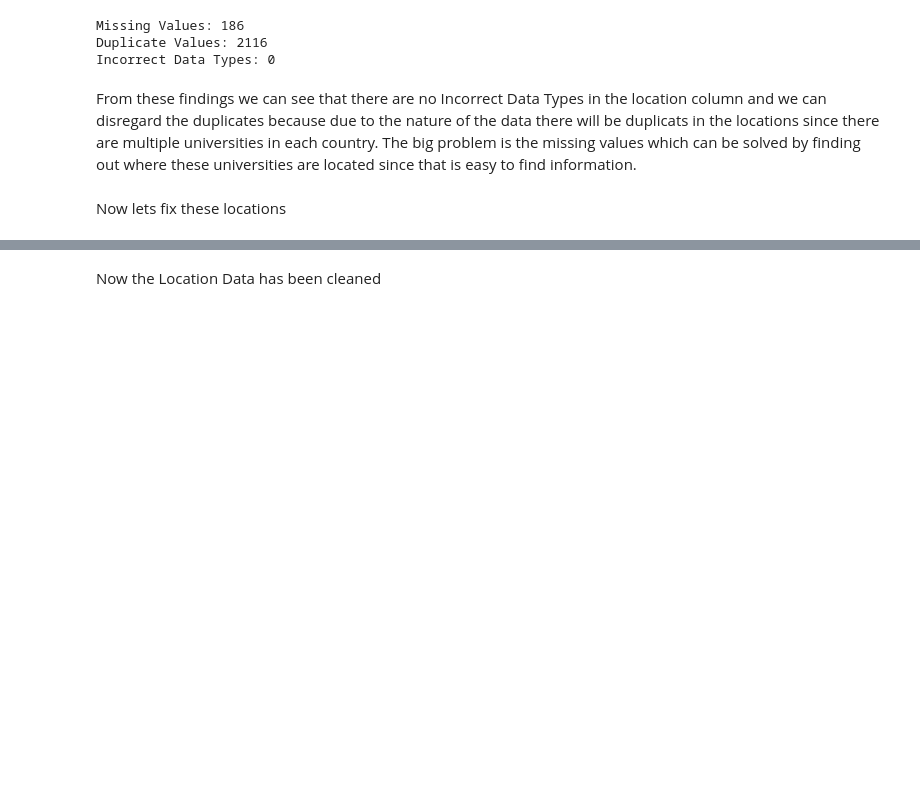
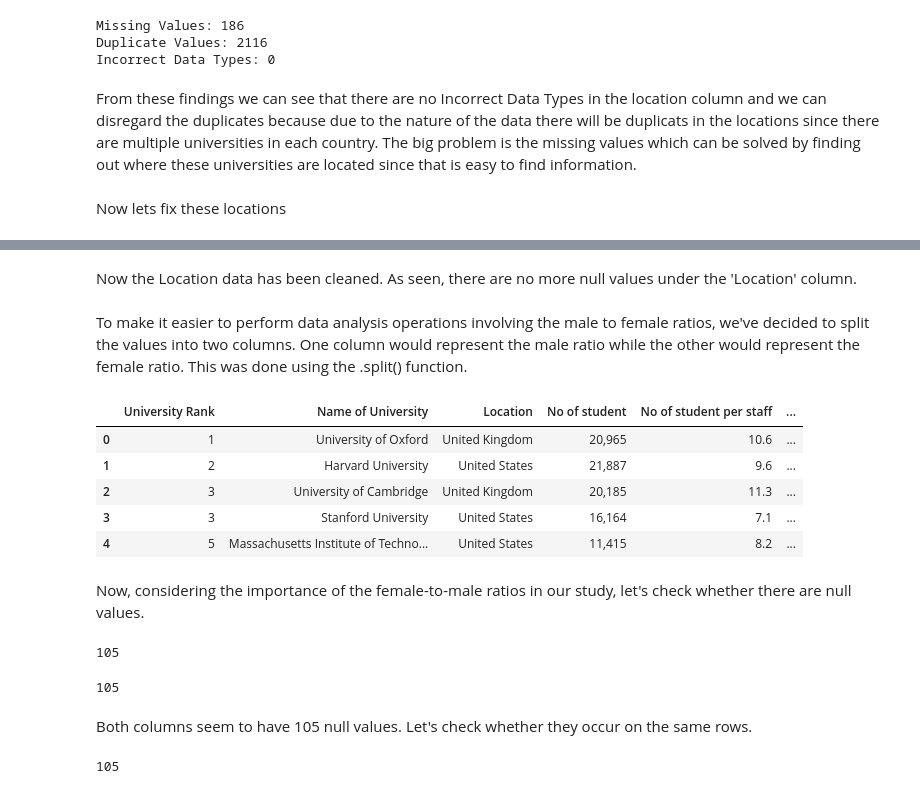
Before and after one commit to Mitothy/CSMODEL-Case-Study, a Jupyter notebook: CSMODEL Case Study.ipynb, the cells around one changed output, grey strips where cells are left out. Drawn from its saved outputs; the diff is of its cells as text; code cells hidden in the pictures; blank space fills up the shorter version.

Commit message:
Data cleaning for female-to-male ratios

```diff
--- a/CSMODEL Case Study.ipynb
+++ b/CSMODEL Case Study.ipynb
@@ -469,2 +516,42 @@ rankings_df['Location'].isnull().sum()
 # %% [markdown]
-Now the Location Data has been cleaned
+Now the Location data has been cleaned. As seen, there are no more null values under the 'Location' column.
+# %% [markdown]
+To make it easier to perform data analysis operations involving the male to female ratios, we've decided to split the values into two columns. One column would represent the male ratio while the other would represent the female ratio. This was done using the .split() function.
+# %%
+# Use the 'str.split' method with the 'expand=True' option to split the 'Female:Male Ratio' column into a new DataFrame
+split_df = rankings_df['Female:Male Ratio'].str.split(' : ', expand=True)
+
+# Rename the columns of the new DataFrame
+split_df.columns = ['Female Ratio', 'Male Ratio']
+
+# Merge the new DataFrame back into the original DataFrame
+rankings_df = pd.concat([rankings_df, split_df], axis=1)
+
+# Drop the original 'Female:Male Ratio' column as it's no longer needed
+rankings_df.drop('Female:Male Ratio', axis=1, inplace=True)
+
+# Show the first few rows of the DataFrame to verify the changes
+rankings_df.head()
+# %% [output]
+|  | University Rank | Name of University | Location | No of student | No of student per staff | ... |
+| 0 | 1 | University of Oxford | United Kingdom | 20,965 | 10.6 | ... |
+| 1 | 2 | Harvard University | United States | 21,887 | 9.6 | ... |
+| 2 | 3 | University of Cambridge | United Kingdom | 20,185 | 11.3 | ... |
+| 3 | 3 | Stanford University | United States | 16,164 | 7.1 | ... |
+| 4 | 5 | Massachusetts Institute of Techno... | United States | 11,415 | 8.2 | ... |
+# %% [markdown]
+Now, considering the importance of the female-to-male ratios in our study, let's check whether there are null values.
+# %%
+rankings_df['Female Ratio'].isnull().sum()
+# %% [output]
+105
+# %%
+rankings_df['Male Ratio'].isnull().sum()
+# %% [output]
+105
+# %% [markdown]
+Both columns seem to have 105 null values. Let's check whether they occur on the same rows.
+# %%
+rankings_df[rankings_df['Female Ratio'].isnull() & rankings_df['Male Ratio'].isnull()].shape[0]
+# %% [output]
+105
```
Also changed, not shown: parts of 11 cells of this notebook.
